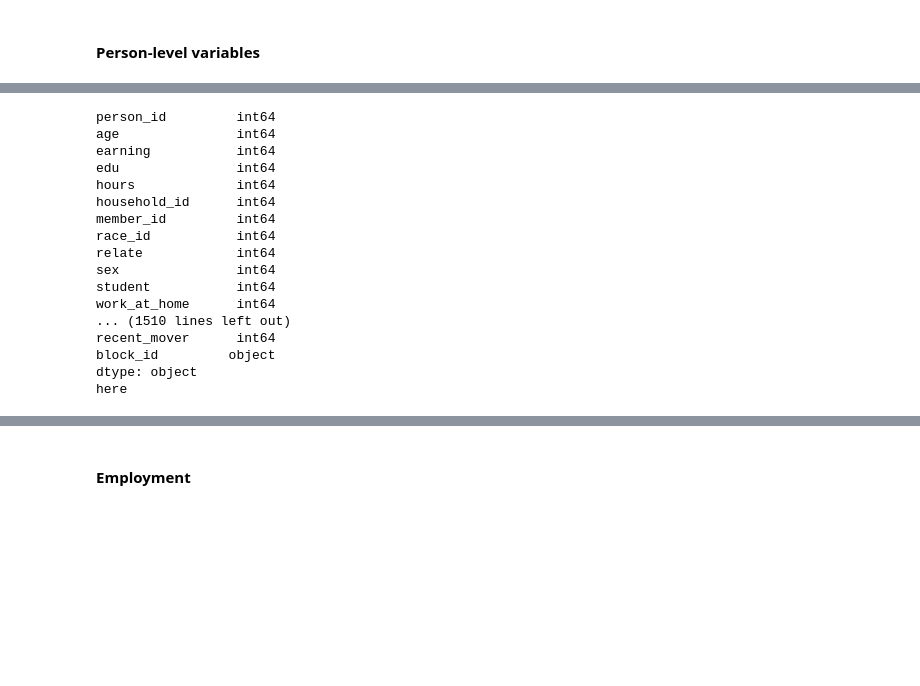
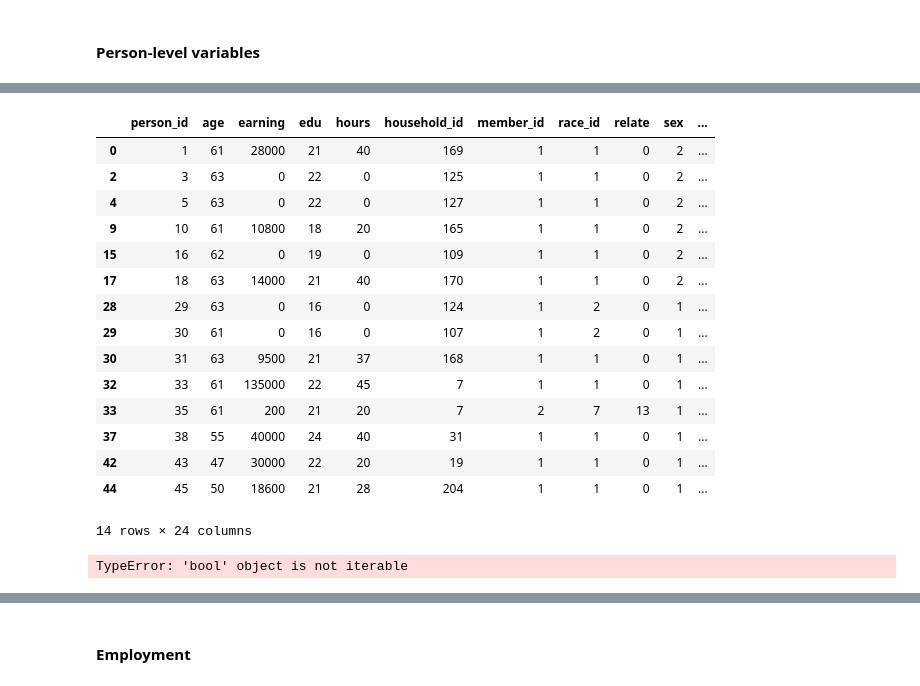
Before and after one commit to ual/ual_model_workspace, a Jupyter notebook: spring-2019-models/notebooks-amelia/urbansim to polaris data.ipynb, the cells around one changed output, grey strips where cells are left out. Drawn from its saved outputs; the diff is of its cells as text; code cells hidden in the pictures; blank space fills up the shorter version.

Commit message:
edu done, boolean error with hhtype

```diff
--- a/spring-2019-models/notebooks-amelia/urbansim to polaris data.ipynb
+++ b/spring-2019-models/notebooks-amelia/urbansim to polaris data.ipynb
@@ -154,17 +157,11 @@ def gender(df):
     return [SEX_MALE, SEX_FEMALE]
 # %%
 def age(df):
-    AGE_under15 = len(df["age"] < 15)
-    AGE_over_40 = len(df["age"] > 40)
-    return [AGE_under15, AGE_over_40]
-#     AGE_15to24 = len((df["age"] <= 24) & (df["age"] > 15))
-#     print("15 to 24:", AGE_15to24)
-#     AGE_25to34 = len((df["age"] <= 34) & (df["age"] > 25))
-#     print("25 to 34:", AGE_25to34)
-#     AGE_35to44 = len(df["age"] <= 44 & (df["age"] > 35))
-#     print("35 to 44:", AGE_35to44)
-#     AGE_45to54 = len(df["age"] <= 54 & (df["age"] > 45))
-#     AGE_55to64 = len(df["age"] <= 64 & (df["age"] > 55))
-#     AGE_65plus = len(df["age"] >=65)
-# #     print("age", [AGE_under15, AGE_15to24, AGE_25to34, AGE_35to44, AGE_45to54, AGE_55to64, AGE_65plus])
-#     return [AGE_under15, AGE_15to24, AGE_25to34, AGE_35to44, AGE_45to54, AGE_55to64, AGE_65plus]
+    AGE_under15 = sum(df["age"] < 15)
+    AGE_15to24 = sum((df["age"] <= 24) & (df["age"] > 15))
+    AGE_25to34 = sum((df["age"] <= 34) & (df["age"] > 25))
+    AGE_35to44 = sum(df["age"] <= 44 & (df["age"] > 35))
+    AGE_45to54 = sum(df["age"] <= 54 & (df["age"] > 45))
+    AGE_55to64 = sum(df["age"] <= 64 & (df["age"] > 55))
+    AGE_65plus = sum(df["age"] >=65)
+    return [AGE_under15, AGE_15to24, AGE_25to34, AGE_35to44, AGE_45to54, AGE_55to64, AGE_65plus]
@@ -193,40 +190,40 @@ def race(df):
 # %%
 start = time.time()
 df_lol_persons = []
 blk_id_list_persons = []
-for blk_id_p, blk_df_p in persons_and_households.head(500).groupby("block_id"):
-#     display(blk_df_p)
-    print(blk_df_p.dtypes)
+for blk_id_p, blk_df_p in persons_and_households.head(50).groupby("block_id"):
+    display(blk_df_p)
     blk_id_list_persons.append(blk_id_p)
     row = []
     row.extend(gender(blk_df_p))
     row.extend(race(blk_df_p))
     row.extend(age(blk_df_p))
+    row.extend(education(blk_df_p))
+    row.extend(hhtype(blk_df_p))
     df_lol_persons.append(row)
 
-
-persons_df = pd.DataFrame(df_lol_persons, columns=["SEX_MALE", "SEX_FEMALE", "RACE_WHITE",
-              "RACE_BLACK", "RACE_INDIAN", "RACE_ASIAN", "RACE_OTHER","AGE_under15", "AGE_over40"], index=blk_id_list_persons)
-# persons_df = pd.DataFrame(df_lol_persons, columns=["AGE_under15", "AGE_15to24", "AGE_25to34", "AGE_35to44",
-#     "AGE_45to54","AGE_55to64","AGE_65plus", "SEX_MALE", "SEX_FEMALE", "RACE_WHITE",
-#              "RACE_BLACK", "RACE_INDIAN", "RACE_ASIAN", "RACE_OTHER"], index=blk_id_list_persons)
-print("here")
+persons_df = pd.DataFrame(df_lol_persons, columns=["AGE_under15", "AGE_15to24", "AGE_25to34", "AGE_35to44",
+    "AGE_45to54","AGE_55to64","AGE_65plus", "SEX_MALE", "SEX_FEMALE", "RACE_WHITE",
+             "RACE_BLACK", "RACE_INDIAN", "RACE_ASIAN", "RACE_OTHER", "EDUC_LESSHS_ILF", "EDUC_LESSHS_NILF",
+    "EDUC_HS_ILF", "EDUC_HS_NILF", "EDUC_SOMECOLLEGE_ILF", "EDUC_SOMECOLLEGE_NILF", "EDUC_COLLEGE", "EDUC_COLLEGE_NILF",
+    "EDUC_UNDER25", "EDUC_65PLUS", "HHT_OWN_MARRIED, HHT_RENT_MARRIED", "HHT_OWN_NONFAMILY_NOTALONE",
+                "HHT_OWN_NONFAMILY_SINGLE", "HHT_RENT_NONFAMILY_SINGLE", "HHT_RENT_NONFAMILY_NOTALONE"], index=blk_id_list_persons)
 end = time.time()
 # %% [output]
+|  | person_id | age | earning | edu | hours | household_id | member_id | race_id | relate | sex | ... |
+| 0 | 1 | 61 | 28000 | 21 | 40 | 169 | 1 | 1 | 0 | 2 | ... |
+| 2 | 3 | 63 | 0 | 22 | 0 | 125 | 1 | 1 | 0 | 2 | ... |
+| 4 | 5 | 63 | 0 | 22 | 0 | 127 | 1 | 1 | 0 | 2 | ... |
+| 9 | 10 | 61 | 10800 | 18 | 20 | 165 | 1 | 1 | 0 | 2 | ... |
+| 15 | 16 | 62 | 0 | 19 | 0 | 109 | 1 | 1 | 0 | 2 | ... |
+| 17 | 18 | 63 | 14000 | 21 | 40 | 170 | 1 | 1 | 0 | 2 | ... |
+| 28 | 29 | 63 | 0 | 16 | 0 | 124 | 1 | 2 | 0 | 1 | ... |
+| 29 | 30 | 61 | 0 | 16 | 0 | 107 | 1 | 2 | 0 | 1 | ... |
+| 30 | 31 | 63 | 9500 | 21 | 37 | 168 | 1 | 1 | 0 | 1 | ... |
+| 32 | 33 | 61 | 135000 | 22 | 45 | 7 | 1 | 1 | 0 | 1 | ... |
+| 33 | 35 | 61 | 200 | 21 | 20 | 7 | 2 | 7 | 13 | 1 | ... |
+| 37 | 38 | 55 | 40000 | 24 | 40 | 31 | 1 | 1 | 0 | 1 | ... |
+| 42 | 43 | 47 | 30000 | 22 | 20 | 19 | 1 | 1 | 0 | 1 | ... |
+| 44 | 45 | 50 | 18600 | 21 | 28 | 204 | 1 | 1 | 0 | 1 | ... |
-person_id         int64
-age               int64
-earning           int64
-edu               int64
-hours             int64
-household_id      int64
-member_id         int64
-race_id           int64
-relate            int64
-sex               int64
-student           int64
-work_at_home      int64
-... (1510 lines left out)
-recent_mover      int64
-block_id         object
-dtype: object
-here
+14 rows × 24 columns
+TypeError: 'bool' object is not iterable
```
Also changed, not shown: parts of 17 cells of this notebook.
